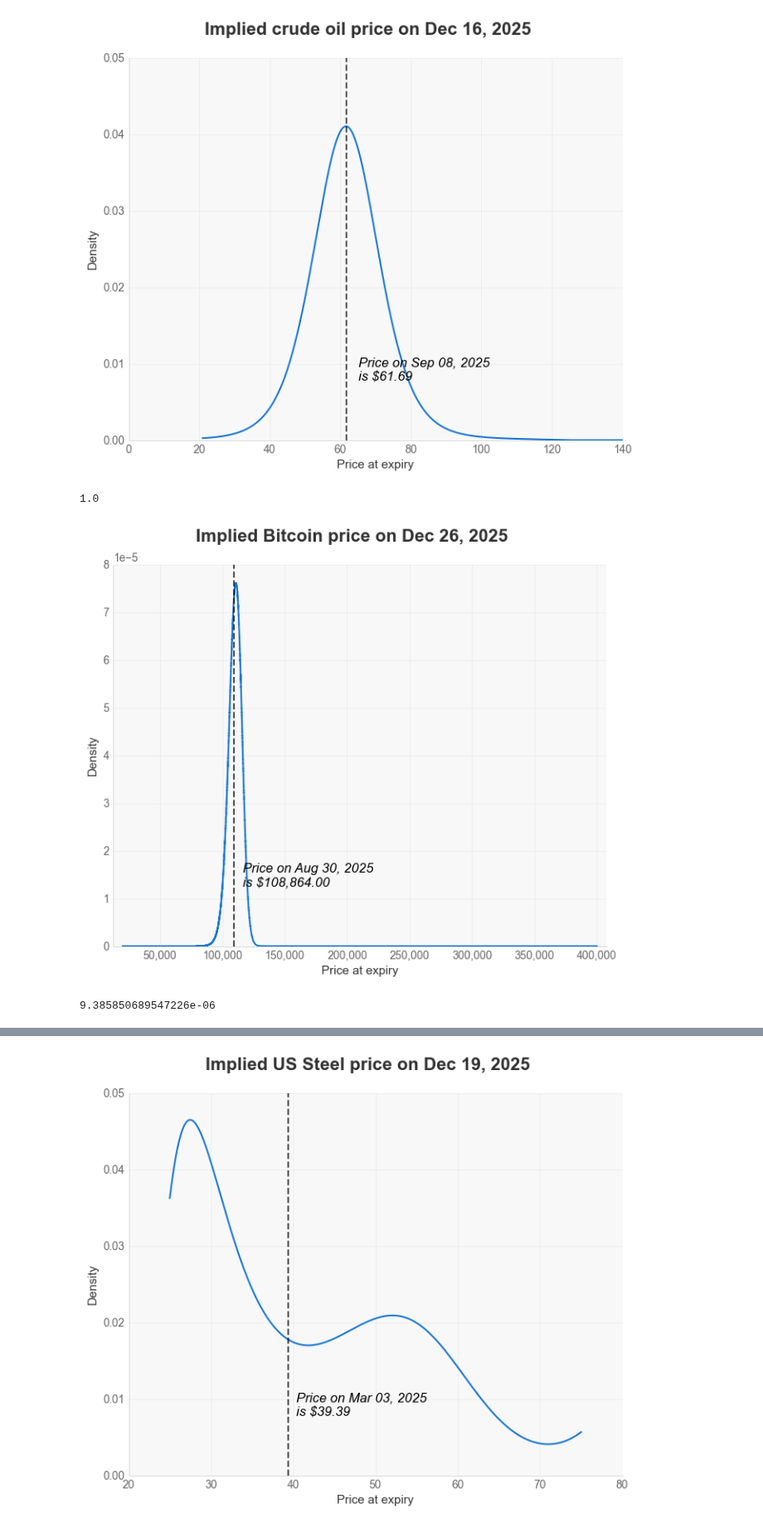
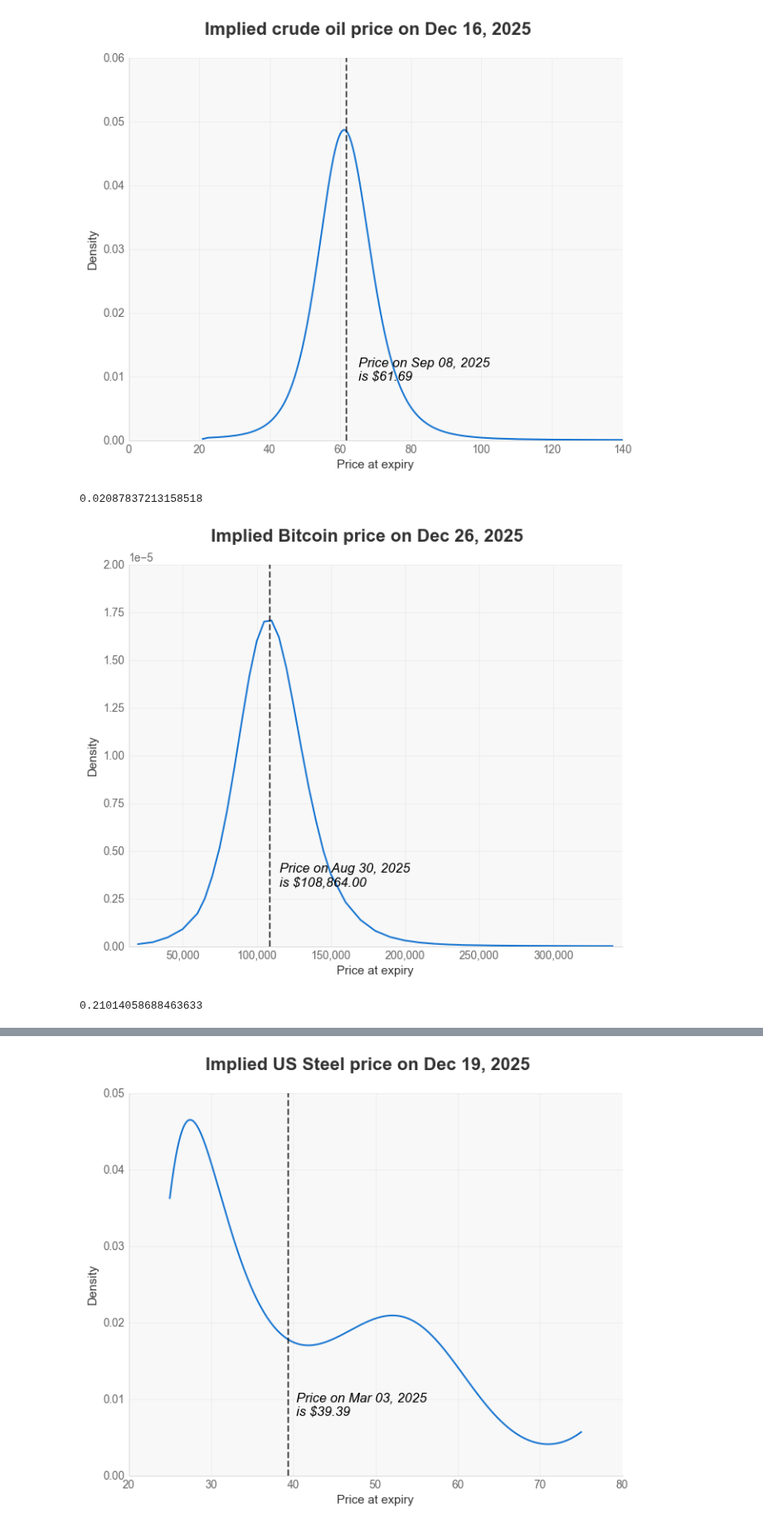
Before and after one commit to tyrneh/options-implied-probability, a Jupyter notebook: examples/example.ipynb, the cells around one changed output, grey strips where cells are left out. Shown at 83% size. Saved outputs shown, nothing was run; the diff lists cells and outputs as text; code cells hidden in the pictures.

```diff
--- a/examples/example.ipynb
+++ b/examples/example.ipynb
@@ -87,11 +89,11 @@ fig = est_wti.plot(
 )
 plt.show()
 
-prob = est_wti.prob_below(200)
+prob = est_wti.prob_below(40)
 print(prob)
 # %% [output]
-[figure, old version]
+[figure, new version]
-1.0
+0.02087837213158518
 # %%
 # --- Example 3 - Bitcoin --- #
 # options data from Deribit BTC-USDC
@@ -100,40 +102,40 @@ print(prob)
 #     strike , last_price , bid , ask
 column_mapping_bitcoin = {
     "Strike": "strike",
-    "Last": "last_price",
-    "Bid": "bid",
-    "Ask": "ask",
+    "Last_USD": "last_price",
+    "Bid_USD": "bid",
+    "Ask_USD": "ask",
     "OptionType": "option_type",
 }
 
 # 2️⃣  market parameters
 market_bitcoin = MarketInputs(
     underlying_price=108864,  # current price of the underlying instrument
     valuation_date=date(2025, 8, 30),
     expiry_date=date(2025, 12, 26),
     risk_free_rate=0.04199,  # US 3-month nominal Treasury yield
 )
 
 # 3️⃣  optional model knobs (could omit)
 model_bitcoin = ModelParams(price_method="mid", max_staleness_days=None)
 
 # 4️⃣  run using S&P500 e-mini futures options chain
 est_bitcoin = RND.from_csv(
     "data/bitcoin_date20250830_strike20251226_price108864.csv",
     market_bitcoin,
     model=model_bitcoin,
     column_mapping=column_mapping_bitcoin,
 )
 
 # PDF only
 fig = est_bitcoin.plot(
     kind="pdf",
     figsize=(8, 6),
     title="Implied Bitcoin price on Dec 26, 2025",
 )
 plt.show()
 
 est_bitcoin.prob_at_or_above(130000)
 # %% [output]
-[figure, old version]
+[figure, new version]
-9.385850689547226e-06
+0.21014058688463633
```
Also changed, not shown: parts of 4 cells of this notebook, 16 other files.
